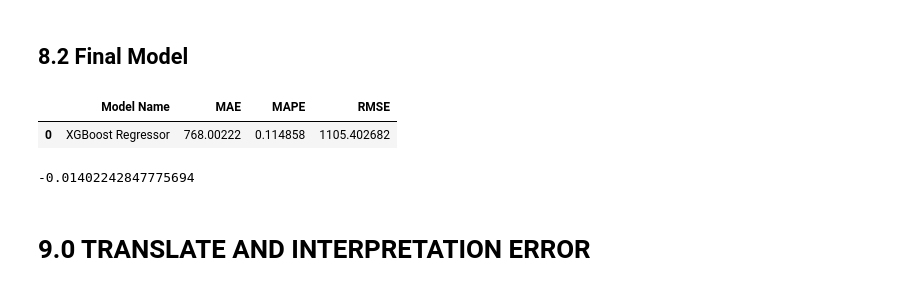
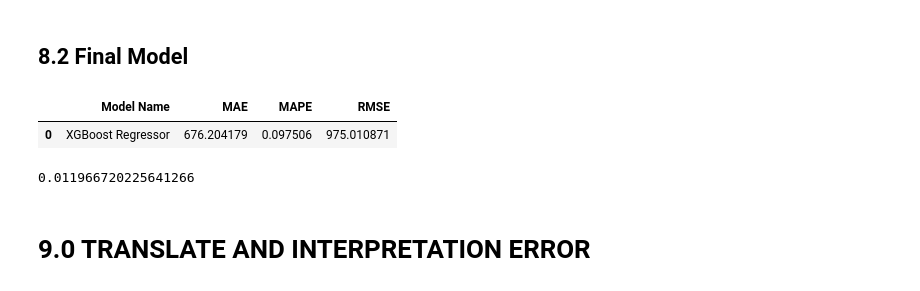
Before and after one commit to victor-vilela/rossman_store_sales, a Jupyter notebook: store_sales_prediction.ipynb, the cells around one changed output. Cells and saved outputs as stored; diff of their text form; code cells hidden in the pictures.

```diff
--- a/store_sales_prediction.ipynb
+++ b/store_sales_prediction.ipynb
@@ -1219,7 +1246,6 @@ MAX_EVAL = 10
 # %%
 param_tuned = {
     'n_estimators': 3000,
-    'eta': 0.03,
     'max_depth': 5,
     'subsample': 0.5,
     'colsample_bytree': 0.7,
@@ -1228,27 +1254,26 @@ param_tuned = {
 # %%
 # model
 model_xgb_tuned = xgb.XGBRegressor( objective='reg:squarederror',
                                     n_estimators=param_tuned['n_estimators'],
-                                    eta=param_tuned['eta'],
                                     max_depth=param_tuned['max_depth'],
                                     subsample=param_tuned['subsample'],
                                     colsample_bytree=param_tuned['colsample_bytree'],
                                     min_child_weight=param_tuned['min_child_weight'] ).fit( x_train, y_train )
 
 # prediction
 yhat_xgb_tuned = model_xgb_tuned.predict( x_test )
 
 # performance
 xgb_result_tuned = ml_error( 'XGBoost Regressor', np.expm1(y_test), np.expm1(yhat_xgb_tuned) )
 xgb_result_tuned
 # %% [output]
 |  | Model Name | MAE | MAPE | RMSE |
-| 0 | XGBoost Regressor | 768.00222 | 0.114858 | 1105.402682 |
+| 0 | XGBoost Regressor | 676.204179 | 0.097506 | 975.010871 |
 # %%
 mpe = mean_percentage_error( np.expm1( y_test ), np.expm1( yhat_xgb_tuned ) )
 mpe
 # %% [output]
--0.01402242847775694
+0.011966720225641266
 # %% [markdown]
 # 9.0 TRANSLATE AND INTERPRETATION ERROR
 # %%
```
Also changed, not shown: parts of 12 cells of this notebook, 1 other file.
